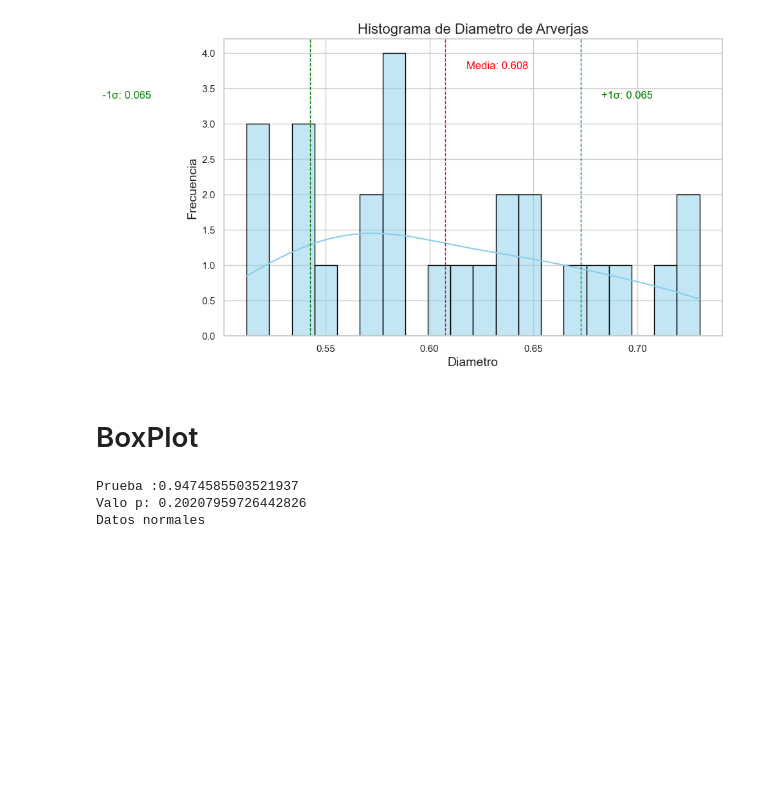
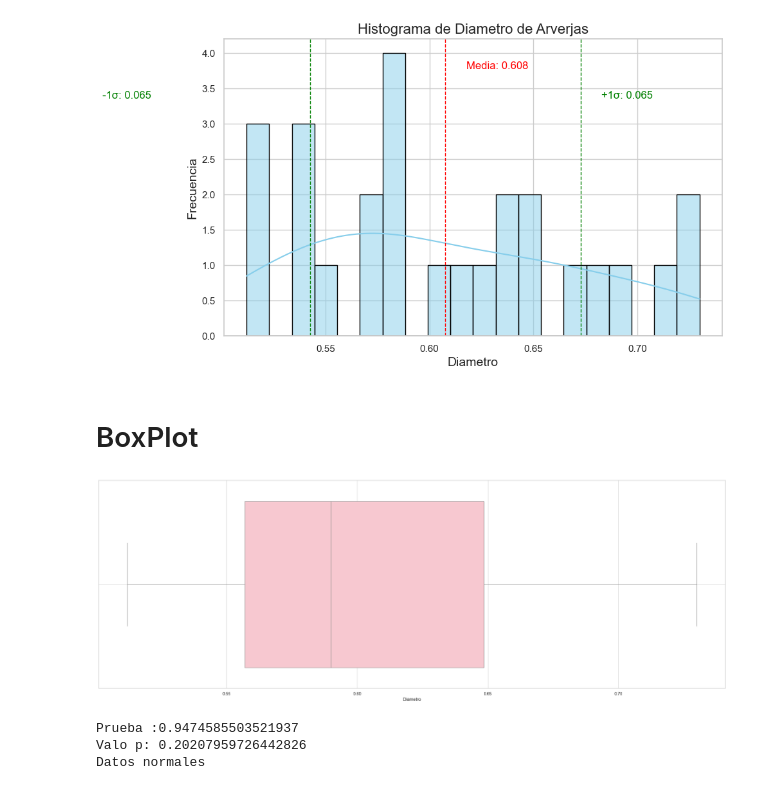
Before and after one commit to 59822/Medidas_lab, a Jupyter notebook: cuaderno histograma_weird/fisica1.ipynb, the cells around one changed output. Drawn from its saved outputs; the diff is of its cells as text; code cells hidden in the pictures; blank space fills up the shorter version.

```diff
--- a/cuaderno histograma_weird/fisica1.ipynb
+++ b/cuaderno histograma_weird/fisica1.ipynb
@@ -60,4 +60,12 @@ plt.show()
 [figure]
 # %% [markdown]
 # BoxPlot
+# %%
+sns.set(style = 'whitegrid')
+plt.figure(figsize=(30,10))
+sns.boxplot(x = file['Diametro'], data=file, color='pink');
+plt.grid(True);
+plt.show;
+# %% [output]
+[figure, added]
 # %%
```
Also changed, not shown: parts of 1 cell of this notebook.
